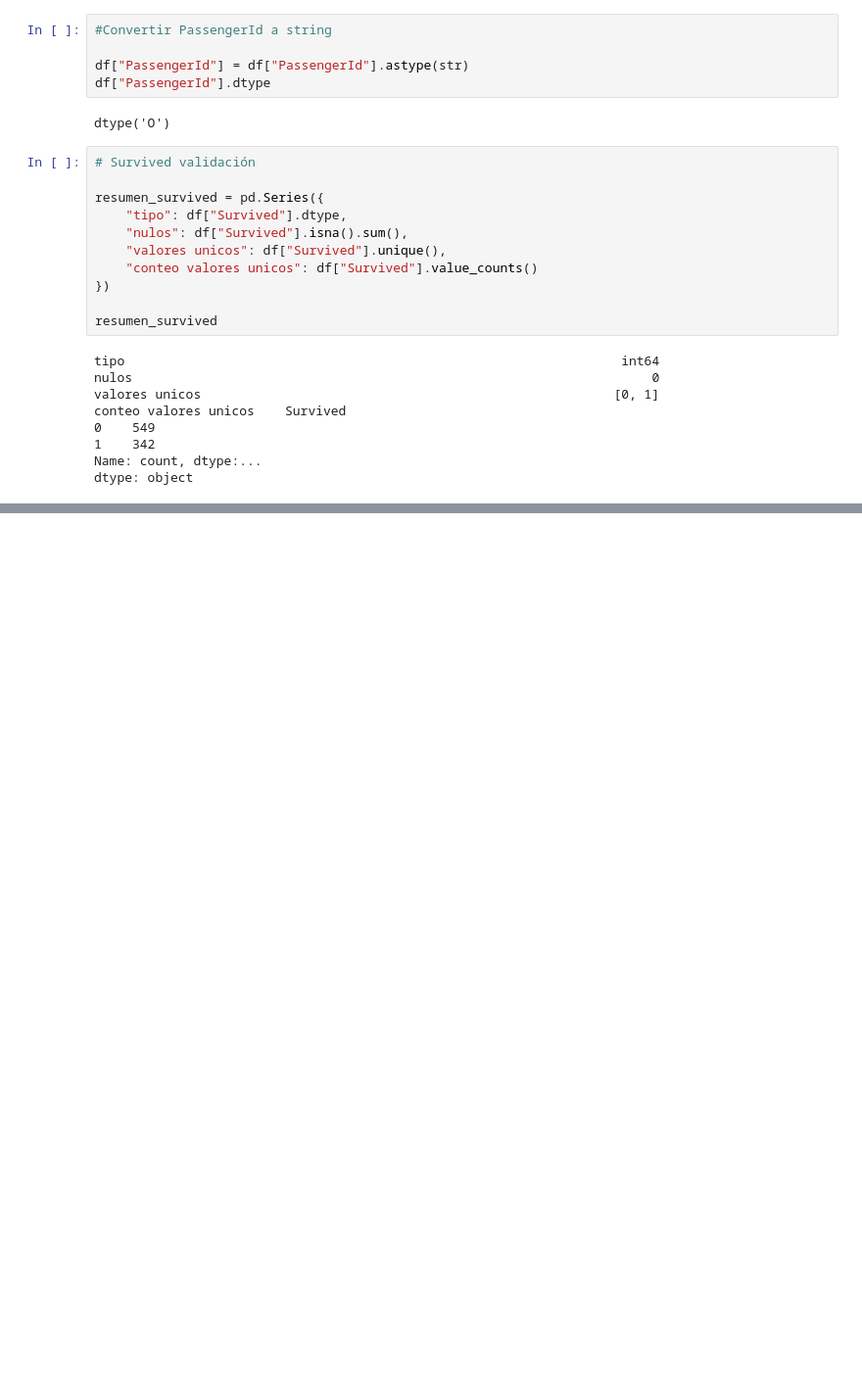
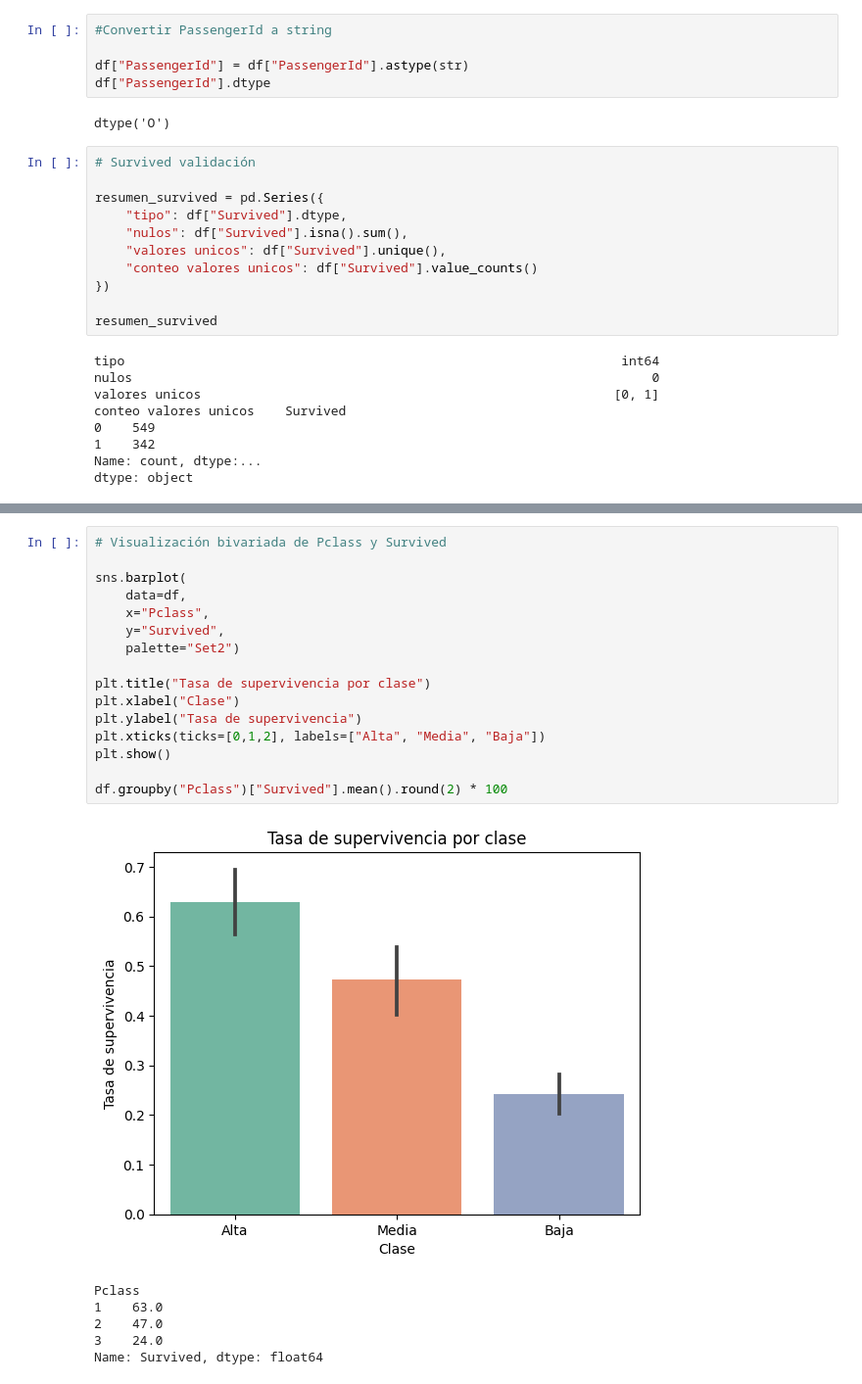
Before and after one commit to urcuninna/titanic_project, a Jupyter notebook: nootebooks/01_data_exploration.ipynb, the cells around one changed output, grey strips where cells are left out. Shown at 98% size. Cells and saved outputs as stored; diff of their text form; blank space fills up the shorter version.

```diff
--- a/nootebooks/01_data_exploration.ipynb
+++ b/nootebooks/01_data_exploration.ipynb
@@ -229,0 +271,23 @@ Name: proportion, dtype: float64
+# %%
+# Visualización bivariada de Pclass y Survived
+
+sns.barplot(
+    data=df,
+    x="Pclass",
+    y="Survived",
+    palette="Set2")
+
+plt.title("Tasa de supervivencia por clase")
+plt.xlabel("Clase")
+plt.ylabel("Tasa de supervivencia")
+plt.xticks(ticks=[0,1,2], labels=["Alta", "Media", "Baja"])
+plt.show()
+
+df.groupby("Pclass")["Survived"].mean().round(2) * 100
+# %% [output]
+[figure, added]
+Pclass
+1    63.0
+2    47.0
+3    24.0
+Name: Survived, dtype: float64
```
Also changed, not shown: parts of 13 cells of this notebook.
